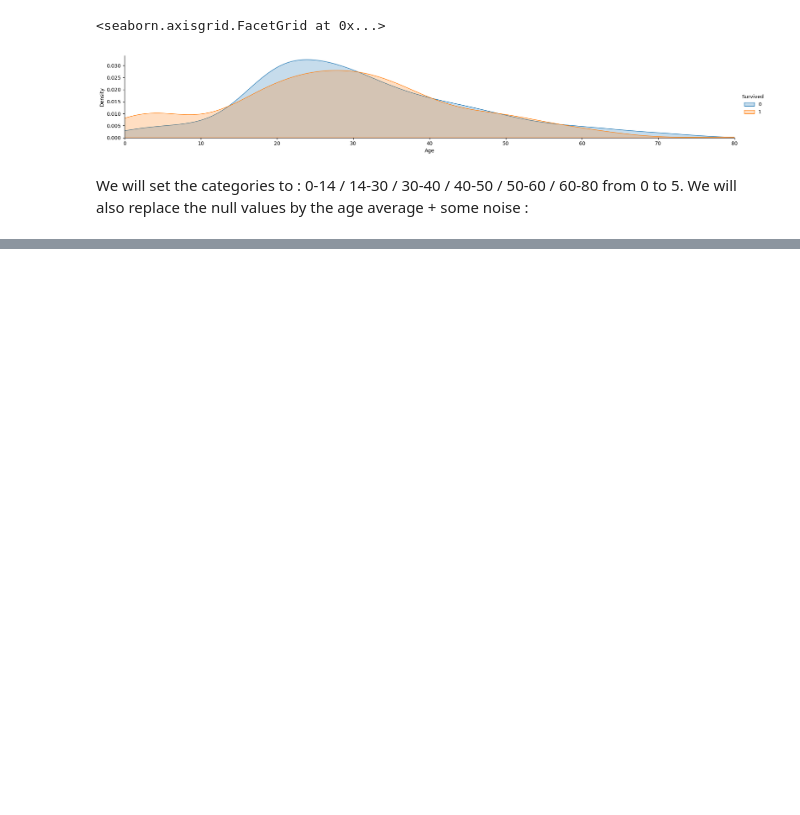
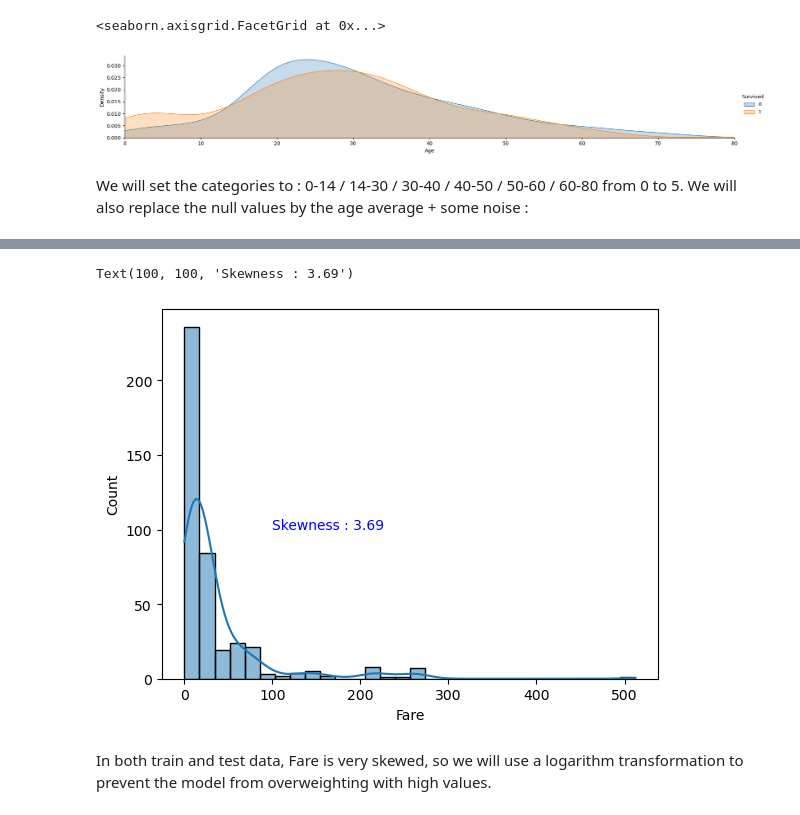
Before and after one commit to FrankLloyd83/kaggle_titanic, a Jupyter notebook: titanic.ipynb, the cells around one changed output, grey strips where cells are left out. Saved outputs shown, nothing was run; the diff lists cells and outputs as text; code cells hidden in the pictures; blank space fills up the shorter version.

```diff
--- a/titanic.ipynb
+++ b/titanic.ipynb
@@ -321,0 +359,8 @@ train_data[["Age", "Survived"]].groupby(['Age'], as_index=False).mean().sort_val
+# %%
+g = sns.histplot(data=test_data, x='Fare', legend=True, kde=True, bins=30, multiple='stack')
+g.annotate('Skewness : %.2f'%(test_data['Fare'].skew()), xy=(100, 100), color='b')
+# %% [output]
+Text(100, 100, 'Skewness : 3.69')
+[figure, added]
+# %% [markdown]
+In both train and test data, Fare is very skewed, so we will use a logarithm transformation to prevent the model from overweighting with high values.
```
Also changed, not shown: parts of 79 cells of this notebook.
